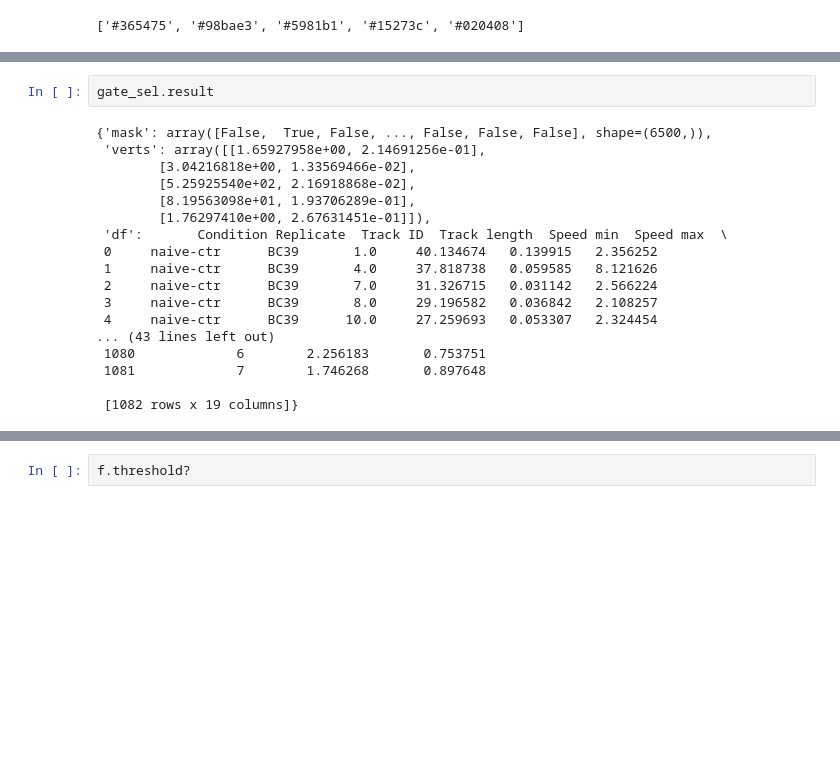
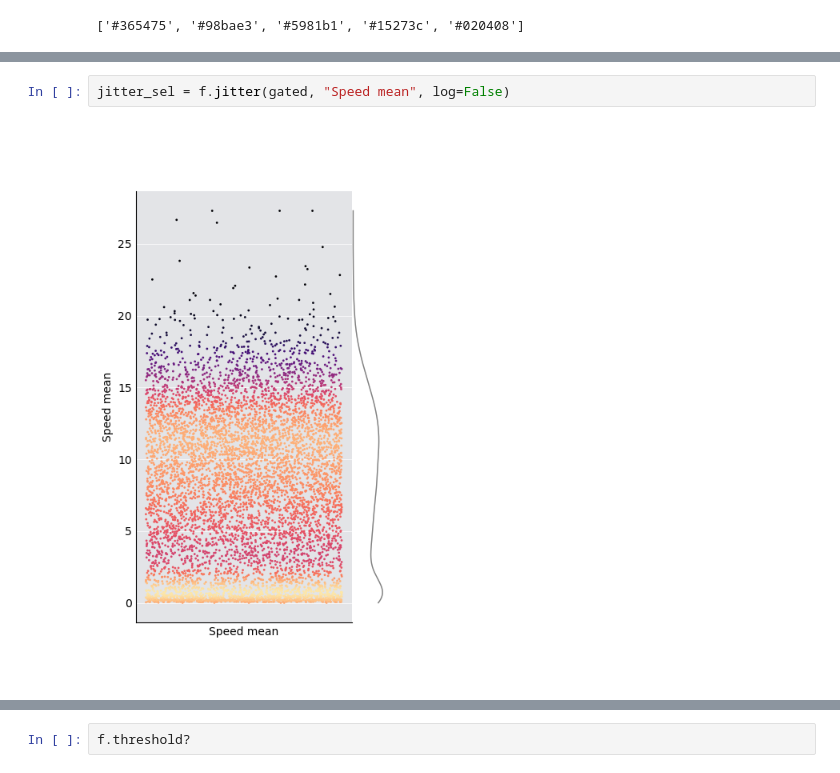
Before and after one commit to BranislavModriansky/Peregrin, a Jupyter notebook: lib/peregrin/Z_sketches/filter_computations.ipynb, the cells around one changed output, grey strips where cells are left out. Drawn from its saved outputs; the diff is of its cells as text; blank space fills up the shorter version.

```diff
--- a/lib/peregrin/Z_sketches/filter_computations.ipynb
+++ b/lib/peregrin/Z_sketches/filter_computations.ipynb
@@ -1235,20 +1239,4 @@ gated
 # %%
-gate_sel.result
+jitter_sel = f.jitter(gated, "Speed mean", log=False)
 # %% [output]
-{'mask': array([False,  True, False, ..., False, False, False], shape=(6500,)),
- 'verts': array([[1.65927958e+00, 2.14691256e-01],
-        [3.04216818e+00, 1.33569466e-02],
-        [5.25925540e+02, 2.16918868e-02],
-        [8.19563098e+01, 1.93706289e-01],
-        [1.76297410e+00, 2.67631451e-01]]),
- 'df':       Condition Replicate  Track ID  Track length  Speed min  Speed max  \
- 0     naive-ctr      BC39       1.0     40.134674   0.139915   2.356252
- 1     naive-ctr      BC39       4.0     37.818738   0.059585   8.121626
- 2     naive-ctr      BC39       7.0     31.326715   0.031142   2.566224
- 3     naive-ctr      BC39       8.0     29.196582   0.036842   2.108257
- 4     naive-ctr      BC39      10.0     27.259693   0.053307   2.324454
-... (43 lines left out)
- 1080             6        2.256183       0.753751
- 1081             7        1.746268       0.897648
-
- [1082 rows x 19 columns]}
+[figure, added]
```
Also changed, not shown: parts of 5 cells of this notebook.
